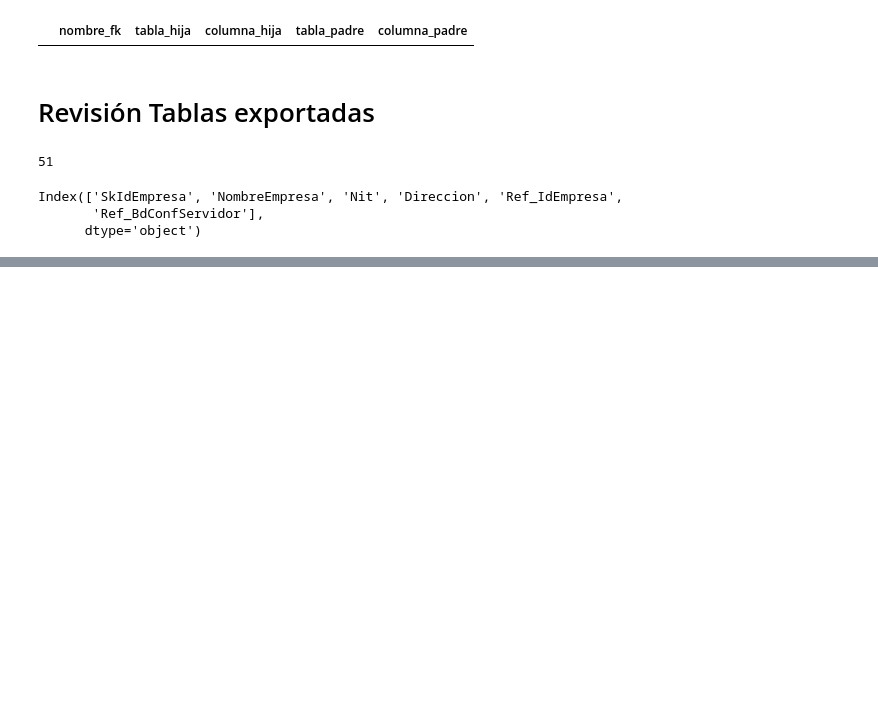
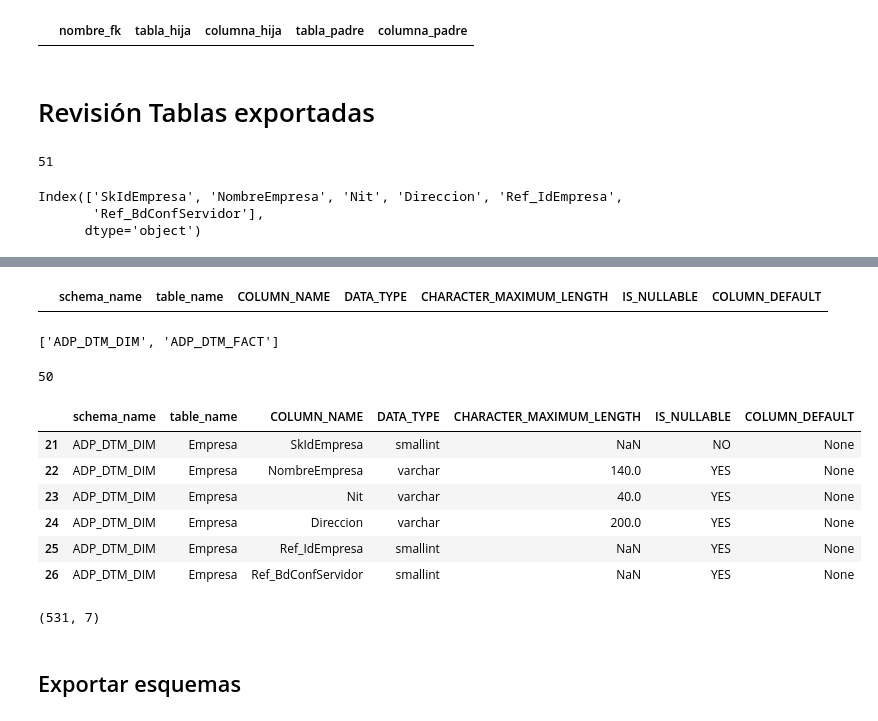
Before and after one commit to ConnectEscuelaIngenieros/consultoriaConnectBogota, a Jupyter notebook: conexionDB.ipynb, the cells around one changed output, grey strips where cells are left out. Saved outputs shown, nothing was run; the diff lists cells and outputs as text; code cells hidden in the pictures; blank space fills up the shorter version.

```diff
--- a/conexionDB.ipynb
+++ b/conexionDB.ipynb
@@ -459,0 +544,59 @@ df_merge.head()
+# %%
+df_desc = describe_table(engine, "ADP_DTM_DIM", "Empresas")
+df_desc
+# %% [output]
+|  | schema_name | table_name | COLUMN_NAME | DATA_TYPE | CHARACTER_MAXIMUM_LENGTH | IS_NULLABLE | COLUMN_DEFAULT |
+# %%
+import numpy as np
+
+def tables_describe(schemas:list):
+    tablas = listar_tablas()
+    tablasUsar = tablas[tablas['TABLE_SCHEMA'].isin( ['ADP_DTM_DIM','ADP_DTM_FACT'])]
+    tables_description = {}
+    for schema in schemas:
+        tablas = list(tablasUsar[tablasUsar['TABLE_SCHEMA'] == schema]['TABLE_NAME'])
+        for tabla in tablas:
+            df_description = describe_table(engine, schema, tabla)
+            if df_description.shape[0] == 0:
+                nueva_fila = {
+                    "schema_name": schema,
+                    "table_name": tabla
+                }
+                df_fila = pd.DataFrame([nueva_fila]).reindex(columns=df_desc.columns)
+                df_fila = df_fila.fillna("NA")
+                if "CHARACTER_MAXIMUM_LENGTH" in df_fila.columns:
+                    df_fila["CHARACTER_MAXIMUM_LENGTH"] = np.nan
+                df_description = pd.concat([df_desc, df_fila], ignore_index=True)
+
+            tables_description[tabla] = df_description
+
+    df_final = pd.concat(tables_description.values(), ignore_index=True)
+    return df_final
+# %%
+schemas = list(tablasUsar['TABLE_SCHEMA'].unique())
+schemas
+# %% [output]
+['ADP_DTM_DIM', 'ADP_DTM_FACT']
+# %%
+schemas = list(tablasUsar['TABLE_SCHEMA'].unique())
+df_descriptions = tables_describe(schemas)
+# %%
+len(df_descriptions['table_name'].unique())
+# %% [output]
+50
+# %%
+df_descriptions[df_descriptions['table_name'] == 'Empresa']
+# %% [output]
+|  | schema_name | table_name | COLUMN_NAME | DATA_TYPE | CHARACTER_MAXIMUM_LENGTH | IS_NULLABLE | COLUMN_DEFAULT |
+| 21 | ADP_DTM_DIM | Empresa | SkIdEmpresa | smallint | NaN | NO | None |
+| 22 | ADP_DTM_DIM | Empresa | NombreEmpresa | varchar | 140.0 | YES | None |
+| 23 | ADP_DTM_DIM | Empresa | Nit | varchar | 40.0 | YES | None |
+| 24 | ADP_DTM_DIM | Empresa | Direccion | varchar | 200.0 | YES | None |
+| 25 | ADP_DTM_DIM | Empresa | Ref_IdEmpresa | smallint | NaN | YES | None |
+| 26 | ADP_DTM_DIM | Empresa | Ref_BdConfServidor | smallint | NaN | YES | None |
+# %%
+df_descriptions.shape
+# %% [output]
+(531, 7)
+# %% [markdown]
+## Exportar esquemas
```
Also changed, not shown: parts of 10 cells of this notebook, 7 other files.
